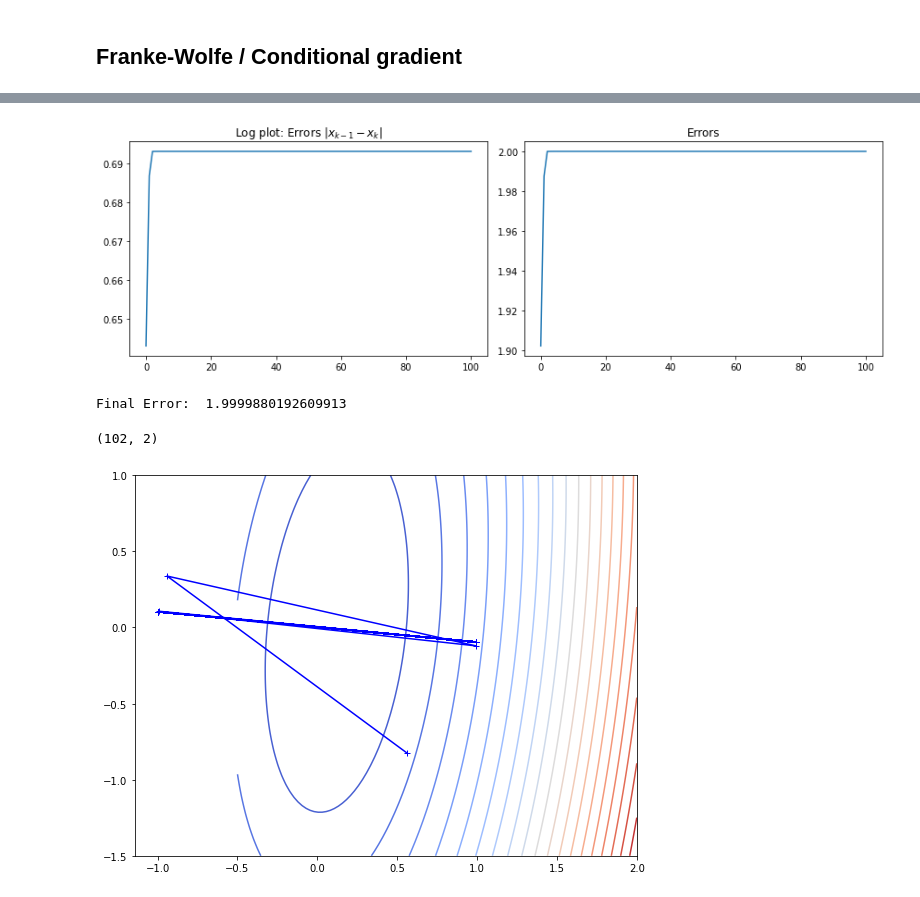
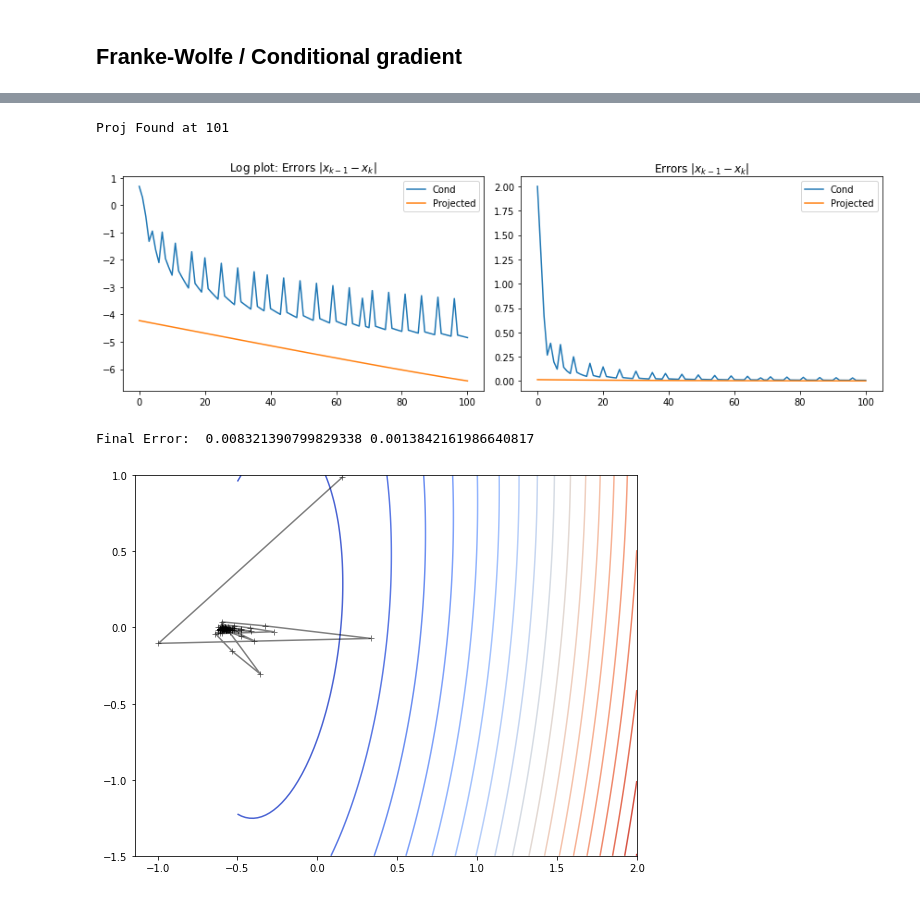
Before and after one commit to neytjieb1/optimisation_ml, a Jupyter notebook: Part 4/part4.ipynb, the cells around one changed output, grey strips where cells are left out. Saved outputs shown, nothing was run; the diff lists cells and outputs as text; code cells hidden in the pictures.

```diff
--- a/Part 4/part4.ipynb
+++ b/Part 4/part4.ipynb
@@ -11,9 +47,5 @@ from sklearn import datasets
 # %%
-def ProjGD_Ball(th0, F, gradF, step, max_iter, tol, radius=1):
-    def proj_to_ball(x, R):
-        temp = np.maximum(R, np.linalg.norm(x, 2))
-        return R*x / np.maximum(R, np.linalg.norm(x, 2))
-
+def ProjGD_Ball(th0, F, gradF, step, max_iter, projectionfunction, tol, R=1):
     iters =[th0]
     errs = []
     th = th0
@@ -22,11 +54,12 @@ def ProjGD_Ball(th0, F, gradF, step, max_iter, tol, radius=1):
     while (True):
         th = th - step*gradF(th)
         n = np.linalg.norm(th, 2)
-        th = proj_to_ball(th, radius)
+        th = projectionfunction(th, R)
         # print(np.linalg.norm(th,2), f'<={radius}: ', np.linalg.norm(th, 2)<=radius)
         iters.append(th)
         errs.append(np.linalg.norm(iters[-1] - iters[-2]))
         if (k>max_iter or errs[-1]<=tol):
+            print(f'Proj Found at {k}')
             break
         k = k + 1
 
@@ -67,2 +104,3 @@ $$\nabla{P} = Ax + C$$
 # %%
-iters, errs = ProjGD_Ball(x0, P, gradP, tol=1e-3, step=0.1, max_iter=50, radius=R)
+proj_rule = lambda x, R: project(2, x, R)
+iters, errs = ProjGD_Ball(x0, P, gradP, tol=1e-3, step=0.1, max_iter=50, R=R, projectionfunction=proj_rule)
@@ -128,20 +168,4 @@ plt.title('Errors');
 [figure]
 # %% [markdown]
 ## Franke-Wolfe / Conditional gradient
-# %%
-import numpy as np
-np.random.seed(16)
-
-dim = 2
-#Generate problem
-A = datasets.make_spd_matrix(dim, random_state=16)
-A = A
-
-C = np.random.uniform(-1, 1, dim+1)
-#C = C/np.sum(C)
-
-d = C[-1]
-C = np.delete(C, -1)
-
-P = lambda x: x.dot(A.dot(x)) + C.dot(x) + d
 # %% [markdown]
@@ -236,4 +258 @@ def FrankeWolfe(f, gradf, theta_rule, q, dim, maxit=500):
     return np.array(x), np.array(errs)
-# %%
-P = lambda x: x.T.dot(A.dot(x)) + C.dot(x) + d
-gradP = lambda x: A.dot(x) + C
@@ -243,33 +259,53 @@ th, errs = FrankeWolfe(f=P, gradf=gradP, theta_rule=theta_rule, q=2, dim=2, maxi
+# %%
+def rules(lball):
+    theta_rule = lambda k, sk: updatetheta('fixed', k, sk, f=P, gradf=gradP)
+    extr_rule = lambda d, R: extrpt(d, R, lball)
+    argm_rule = lambda x, R: argmin(x, R, lball)
+    proj_rule = lambda x, R: project(lball, x, R)
+
+    return theta_rule, extr_rule, argm_rule, proj_rule
+
+theta_rule, extr_rule, argm_rule, proj_rule = rules(lball=1)
+
+maxit=100
+R=1
+step = 0.01
+tol = 1e-3
+
+# iter_cond, err_cond = CondGD(f=P, gradf=gradP, R=R, pick_theta_rule=theta_rule, extr_pt_rule=extr_rule, argminrule=argm_rule, dim=dim, maxit=maxit)
+iter_proj, err_proj = ProjGD_Ball(x0, P, gradP, tol=tol, step=step, max_iter=maxit, R=R, projectionfunction=proj_rule)
+# %% [output]
+Proj Found at 101
 # %%
 %matplotlib inline
 import matplotlib.pyplot as plt
 plt.figure(figsize=(12,4), tight_layout=True)
 plt.subplot(1,2,1)
-plt.plot(np.log(errs[1:]))
+plt.plot(np.log(err_cond[1:]))
+plt.plot(np.log(err_proj[1:]))
+plt.legend(('Cond', 'Projected'))
 plt.title(r'Log plot: Errors $|x_{k-1}-x_{k}|$')
 plt.subplot(1,2,2)
-plt.plot(errs[1:])
-plt.title('Errors');
+plt.plot(err_cond[1:])
+plt.plot(err_proj[1:])
+plt.legend(('Cond', 'Projected'))
+plt.title(r'Errors $|x_{k-1}-x_{k}|$');
 # %% [output]
-[figure, old version]
+[figure, new version]
 # %%
-print("Final Error: ", errs[-1])
+print("Final Error: ", err_cond[-1], err_proj[-1])
 # %% [output]
-Final Error:  1.9999880192609913
+Final Error:  0.008321390799829338 0.0013842161986640817
-# %%
-th.shape
-# %% [output]
-(102, 2)
 # %%
 t = np.linspace(-0.5, 2, 200)
 X, Y = np.meshgrid(np.linspace(-0.5, 2, 100), np.linspace(-1.5, 1, 100))
 Z = np.zeros_like(X)
 for i in range(len(X)):
     for j in range(len(Y)):
         Z[i,j] = P(np.array([X[i,j], Y[i,j]]))
 # Z = np.reshape(Z, X.shape)
 plt.figure(figsize=(9, 7))
 plt.contour(X, Y, Z, 20, cmap='coolwarm');
-plt.plot(th[:,0], th[:, 1], marker = '+', color = 'b');
+plt.plot(iter_cond[:,0], iter_cond[:, 1], marker = '+', color = 'k', alpha=0.5);
 # %% [output]
-[figure, old version]
+[figure, new version]
```
Also changed, not shown: parts of 19 cells of this notebook, 3 other files.
